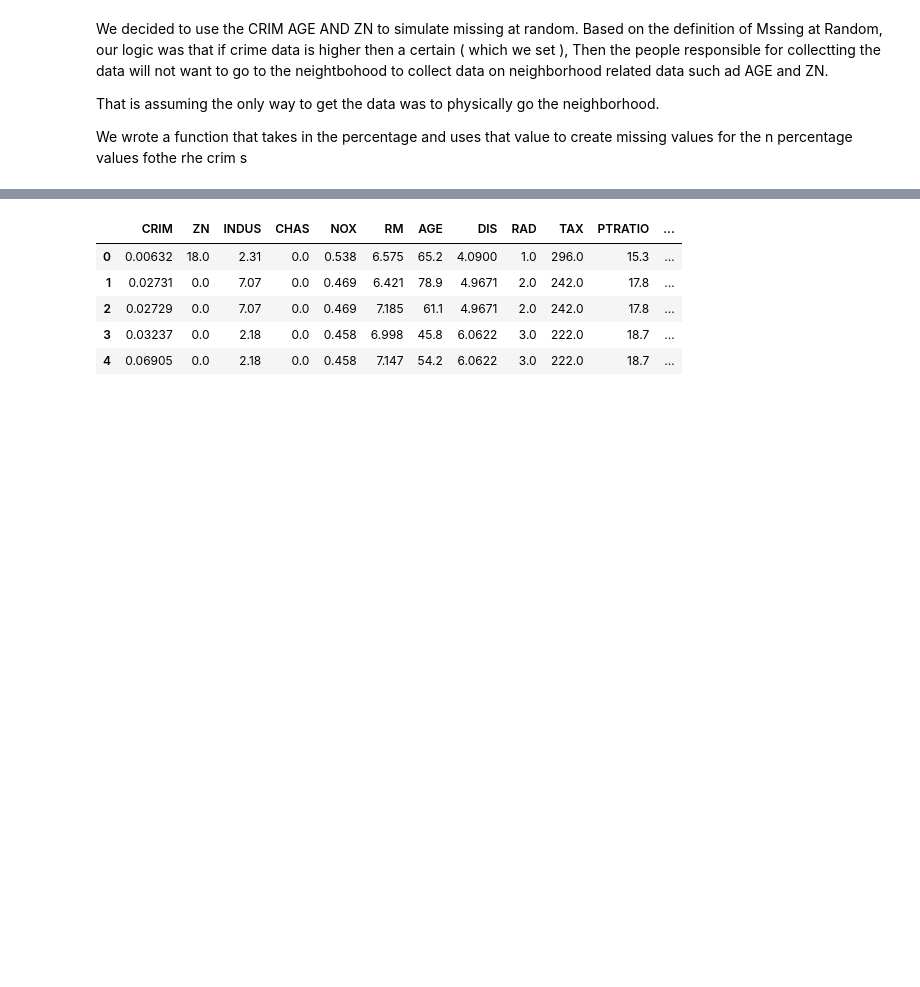
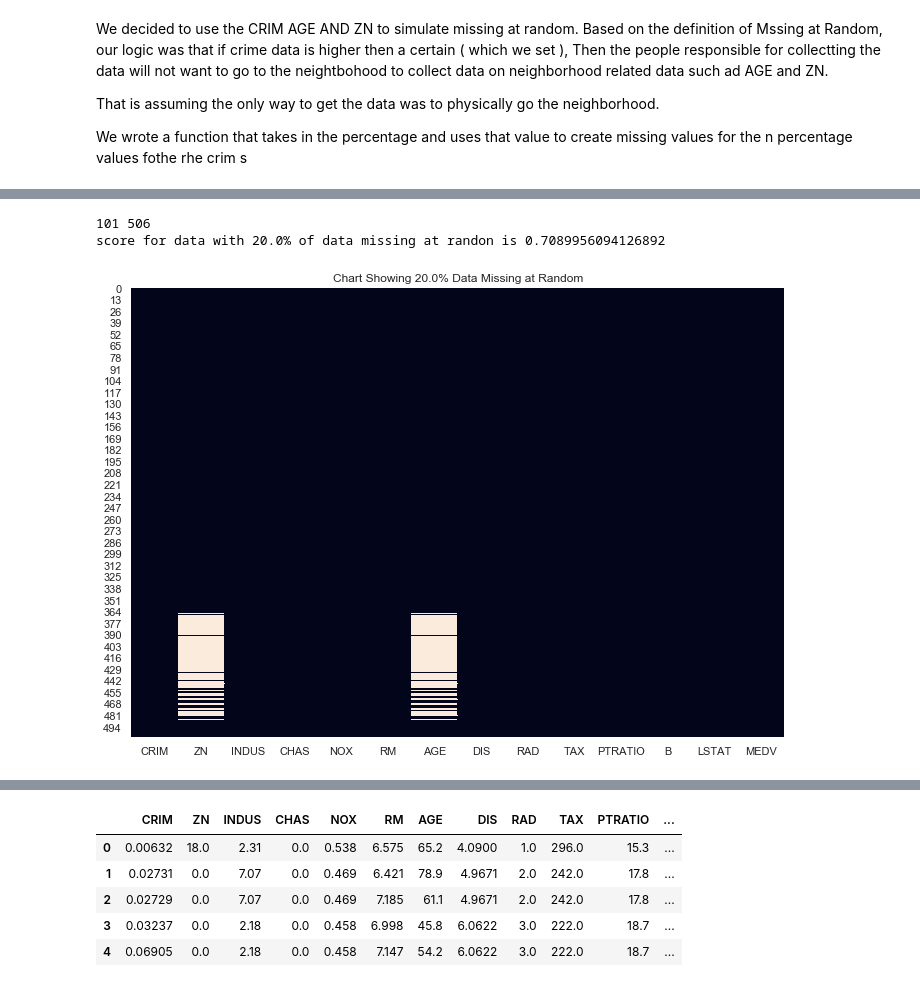
Before and after one commit to kjprice/smu-quantifying-the-world, a Jupyter notebook: CaseStudy5 aka Assignment10/Assignment10.ipynb, the cells around one changed output, grey strips where cells are left out. Drawn from its saved outputs; the diff is of its cells as text; code cells hidden in the pictures; blank space fills up the shorter version.

```diff
--- a/CaseStudy5 aka Assignment10/Assignment10.ipynb
+++ b/CaseStudy5 aka Assignment10/Assignment10.ipynb
@@ -410,0 +397,6 @@ We wrote a function that takes in the percentage and uses that value to create m
+# %%
+get_score_percent_missing_at_random(0.2)
+# %% [output]
+101 506
+score for data with 20.0% of data missing at randon is 0.7089956094126892
+[figure, added]
```
Also changed, not shown: parts of 30 cells of this notebook.
